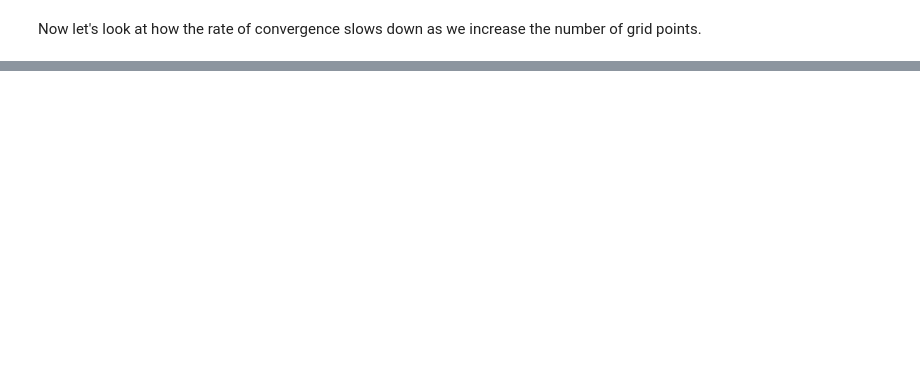
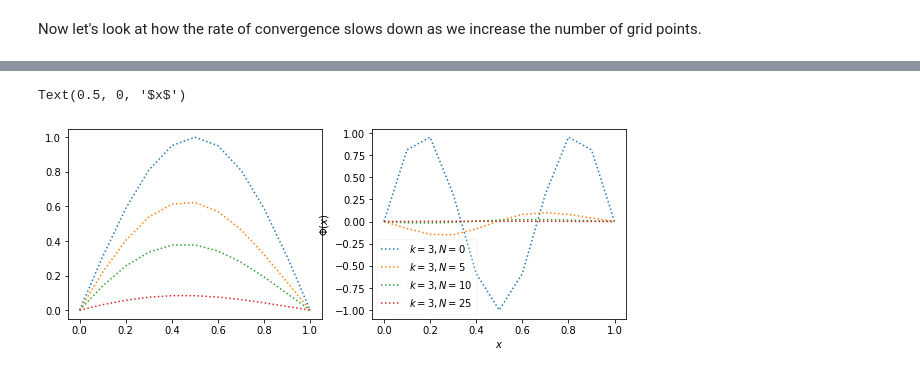
Before and after one commit to LBJ-Wade/Notebooks_cosmology, a Jupyter notebook: physics209/Relaxation.ipynb, the cells around one changed output, grey strips where cells are left out. Saved outputs shown, nothing was run; the diff lists cells and outputs as text; code cells hidden in the pictures; blank space fills up the shorter version.

```diff
--- a/physics209/Relaxation.ipynb
+++ b/physics209/Relaxation.ipynb
@@ -78,0 +116,28 @@ ax[1].set_xlabel(r'$x$')
+# %%
+def solve(k=1,n=10,Niter=50):
+    """Modified "trivial" relaxation code, starting with plane waves."""
+    hh      = 1.0/float(n)
+    xi      = np.linspace(0,1,n+1)
+    ff      = np.zeros(n+1)
+    phi     = np.sin(np.pi*k*xi)
+    #
+    for iter in range(Niter):
+        phi_old = phi
+        for i in range(1,n):
+          phi[i] = 0.5*(phi_old[i-1]+phi_old[i+1]-hh**2*ff[i])
+    return(phi)
+    #
+# %%
+n=10
+fig,ax = plt.subplots(1,2,figsize=(10,3.5))
+xx = np.linspace(0.,1.,n+1,endpoint=True)
+for Niter in [0,5,10,25]:
+    for i,k in enumerate([1,3]):
+        phi = solve(k=k,n=n,Niter=Niter)
+        ax[i].plot(xx,phi,':',label="$k={:2d}, N={:3d}$".format(k,Niter))
+ax[i].legend(framealpha=0.2)
+ax[i].set_ylabel(r'$\Phi(x)$')
+ax[i].set_xlabel(r'$x$')
+# %% [output]
+Text(0.5, 0, '$x$')
+[figure, added]
```
Also changed, not shown: parts of 14 cells of this notebook.
